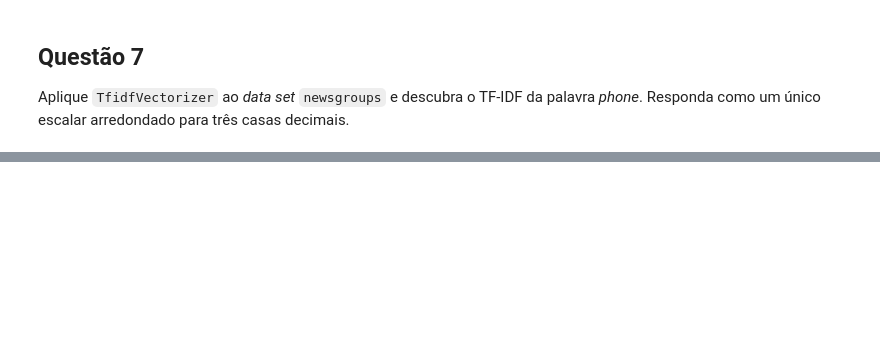
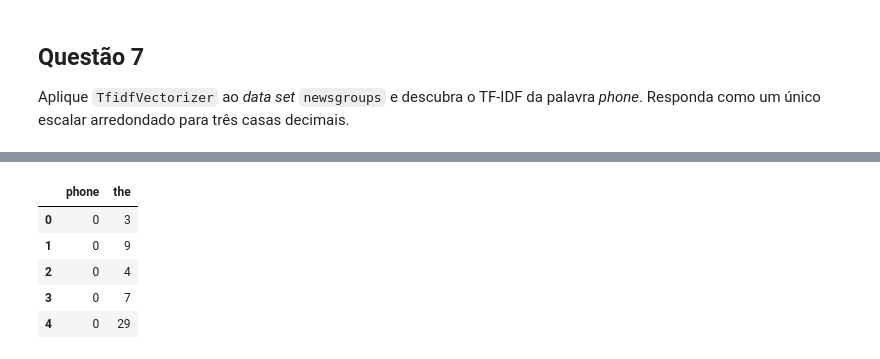
Before and after one commit to viniciusriosfuck/dscodenation, a Jupyter notebook: data-science-4/main.ipynb, the cells around one changed output, grey strips where cells are left out. Saved outputs shown, nothing was run; the diff lists cells and outputs as text; code cells hidden in the pictures; blank space fills up the shorter version.

```diff
--- a/data-science-4/main.ipynb
+++ b/data-science-4/main.ipynb
@@ -496,8 +647,10 @@ newsgroup = fetch_20newsgroups(subset="train", categories=categories, shuffle=Tr
 Aplique `CountVectorizer` ao _data set_ `newsgroups` e descubra o número de vezes que a palavra _phone_ aparece no corpus. Responda como um único escalar.
 # %%
 from sklearn.datasets import fetch_20newsgroups
+from sklearn.feature_extraction.text import CountVectorizer, TfidfTransformer, TfidfVectorizer
+
 
 categories = ['sci.electronics', 'comp.graphics', 'rec.motorcycles']
-newsgroup = fetch_20newsgroups(subset="train", categories=categories, shuffle=True, random_state=42)
+newsgroups = fetch_20newsgroups(subset="train", categories=categories, shuffle=True, random_state=42)
 # %%
 def q6():
@@ -535,0 +670,14 @@ def q7():
+# %%
+count_vectorizer = CountVectorizer()
+newsgroups_counts = count_vectorizer.fit_transform(newsgroups.data)
+words_idx = sorted([count_vectorizer.vocabulary_.get(f"{word.lower()}") for word in
+                    [u"the", u"phone"]])
+
+pd.DataFrame(newsgroups_counts[:5, words_idx].toarray(), columns=np.array(count_vectorizer.get_feature_names())[words_idx])
+# %% [output]
+|  | phone | the |
+| 0 | 0 | 3 |
+| 1 | 0 | 9 |
+| 2 | 0 | 4 |
+| 3 | 0 | 7 |
+| 4 | 0 | 29 |
```
Also changed, not shown: parts of 53 cells of this notebook, 2 other files.
